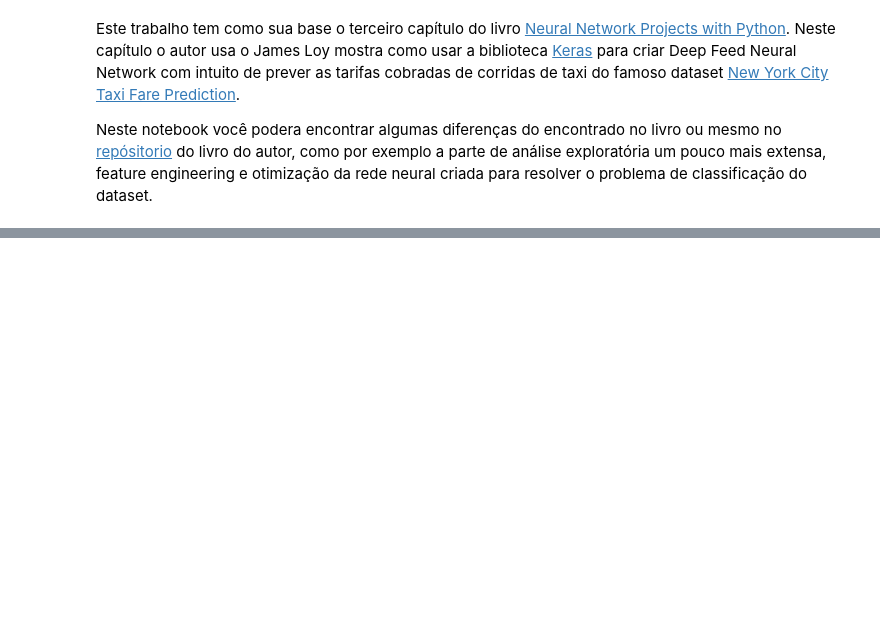
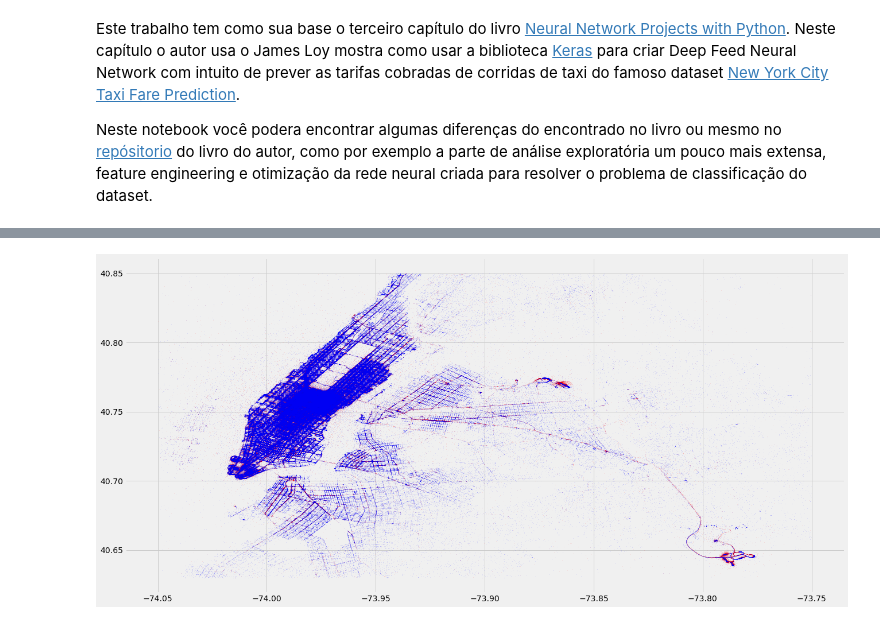
Before and after one commit to bobcastaldeli/Deep-Learning-Notes, a Jupyter notebook: Keras/03-Predicting-Taxi-Fare.ipynb, the cells around one changed output, grey strips where cells are left out. Cells and saved outputs as stored; diff of their text form; code cells hidden in the pictures; blank space fills up the shorter version.

```diff
--- a/Keras/03-Predicting-Taxi-Fare.ipynb
+++ b/Keras/03-Predicting-Taxi-Fare.ipynb
@@ -158,0 +253,3 @@ plt.show()
+# %%
+# Removendo as corridas com valores iguais a zero
+df.loc[df['passenger_count'] == 0, 'passenger_count'] = 1
@@ -158,0 +258,5 @@ plt.show()
+# %%
+# Mapa depois da remoção dos outliers
+plot_hires(df, (-74.05, -73.75, 40.63, 40.85))
+# %% [output]
+[figure, added]
```
Also changed, not shown: parts of 39 cells of this notebook.
